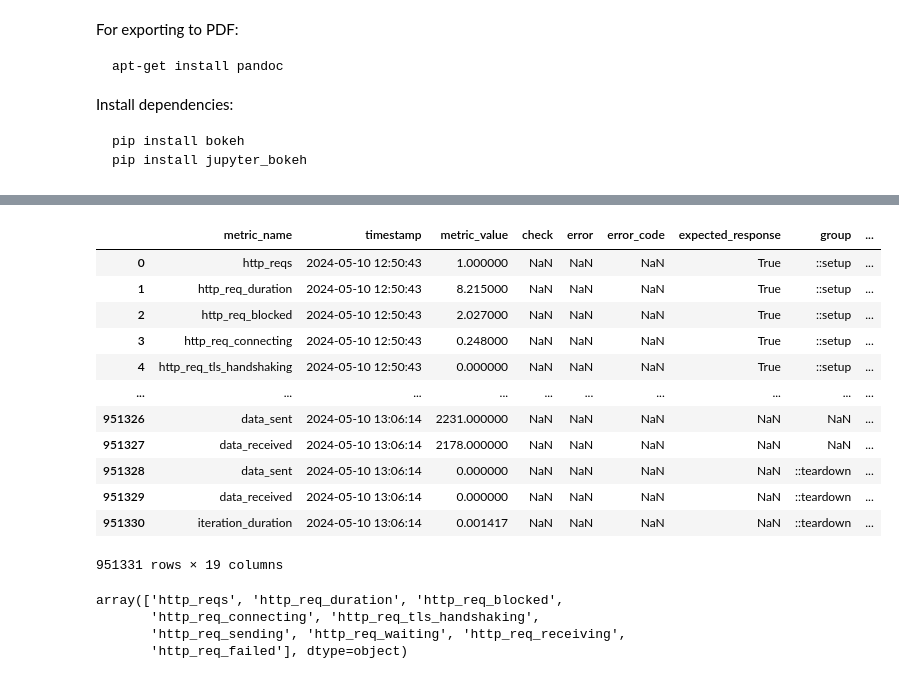
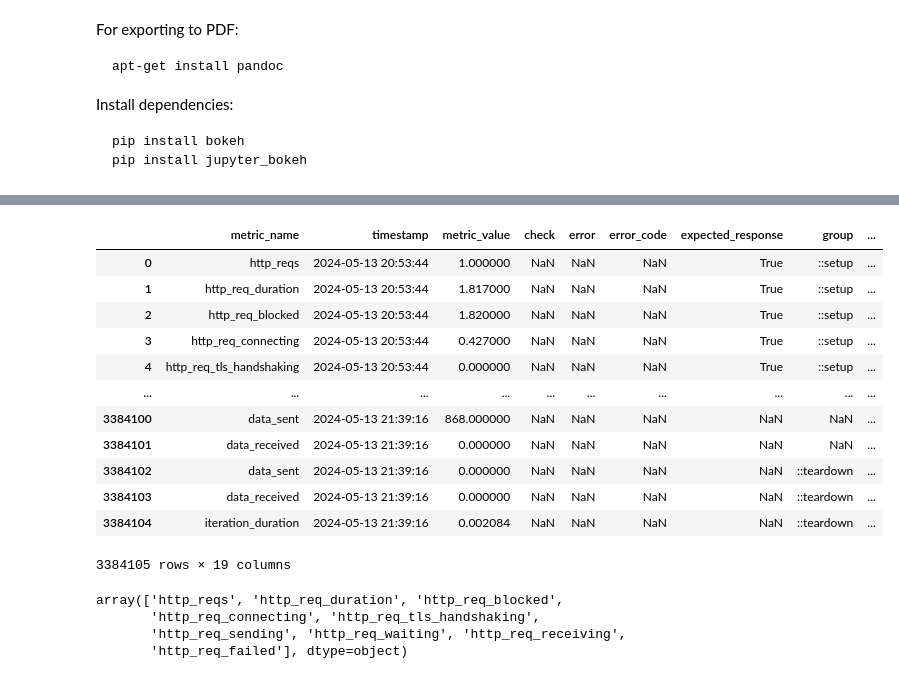
Before and after one commit to passportxyz/passport-scorer, a Jupyter notebook: load_tests/iam_load_test_results.ipynb, the cells around one changed output, grey strips where cells are left out. Saved outputs shown, nothing was run; the diff lists cells and outputs as text; code cells hidden in the pictures.

```diff
--- a/load_tests/iam_load_test_results.ipynb
+++ b/load_tests/iam_load_test_results.ipynb
@@ -12,37 +12,37 @@ pip install jupyter_bokeh
 # %%
 
 import pandas as pd
 import matplotlib.pyplot as plt
 from bokeh.plotting import figure, show
 from bokeh.io import output_notebook
 import re
 from numpy import NaN
 
-ten_thousand_2_min = "./full-stack-test/iam_load_test_1500_15min.csv"
+ten_thousand_2_min = "./full-stack-test/iam_load_test_1000vus_45m_increased_timeout.csv"
 df = pd.read_csv(ten_thousand_2_min, low_memory=False)
 if "tracked=true" in df.extra_tags.unique():
     df = df[df["extra_tags"]=="tracked=true"]
 df["timestamp"] = pd.to_datetime(df.timestamp, unit='s')
 
 output_notebook()
 
 df
 # %% [output]
 [interactive output not drawn]
 [interactive output not drawn]
 |  | metric_name | timestamp | metric_value | check | error | error_code | expected_response | group | ... |
-| 0 | http_reqs | 2024-05-10 12:50:43 | 1.000000 | NaN | NaN | NaN | True | ::setup | ... |
-| 1 | http_req_duration | 2024-05-10 12:50:43 | 8.215000 | NaN | NaN | NaN | True | ::setup | ... |
-| 2 | http_req_blocked | 2024-05-10 12:50:43 | 2.027000 | NaN | NaN | NaN | True | ::setup | ... |
-| 3 | http_req_connecting | 2024-05-10 12:50:43 | 0.248000 | NaN | NaN | NaN | True | ::setup | ... |
-| 4 | http_req_tls_handshaking | 2024-05-10 12:50:43 | 0.000000 | NaN | NaN | NaN | True | ::setup | ... |
+| 0 | http_reqs | 2024-05-13 20:53:44 | 1.000000 | NaN | NaN | NaN | True | ::setup | ... |
+| 1 | http_req_duration | 2024-05-13 20:53:44 | 1.817000 | NaN | NaN | NaN | True | ::setup | ... |
+| 2 | http_req_blocked | 2024-05-13 20:53:44 | 1.820000 | NaN | NaN | NaN | True | ::setup | ... |
+| 3 | http_req_connecting | 2024-05-13 20:53:44 | 0.427000 | NaN | NaN | NaN | True | ::setup | ... |
+| 4 | http_req_tls_handshaking | 2024-05-13 20:53:44 | 0.000000 | NaN | NaN | NaN | True | ::setup | ... |
 | ... | ... | ... | ... | ... | ... | ... | ... | ... | ... |
-| 951326 | data_sent | 2024-05-10 13:06:14 | 2231.000000 | NaN | NaN | NaN | NaN | NaN | ... |
-| 951327 | data_received | 2024-05-10 13:06:14 | 2178.000000 | NaN | NaN | NaN | NaN | NaN | ... |
-| 951328 | data_sent | 2024-05-10 13:06:14 | 0.000000 | NaN | NaN | NaN | NaN | ::teardown | ... |
-| 951329 | data_received | 2024-05-10 13:06:14 | 0.000000 | NaN | NaN | NaN | NaN | ::teardown | ... |
-| 951330 | iteration_duration | 2024-05-10 13:06:14 | 0.001417 | NaN | NaN | NaN | NaN | ::teardown | ... |
+| 3384100 | data_sent | 2024-05-13 21:39:16 | 868.000000 | NaN | NaN | NaN | NaN | NaN | ... |
+| 3384101 | data_received | 2024-05-13 21:39:16 | 0.000000 | NaN | NaN | NaN | NaN | NaN | ... |
+| 3384102 | data_sent | 2024-05-13 21:39:16 | 0.000000 | NaN | NaN | NaN | NaN | ::teardown | ... |
+| 3384103 | data_received | 2024-05-13 21:39:16 | 0.000000 | NaN | NaN | NaN | NaN | ::teardown | ... |
+| 3384104 | iteration_duration | 2024-05-13 21:39:16 | 0.002084 | NaN | NaN | NaN | NaN | ::teardown | ... |
-951331 rows × 19 columns
+3384105 rows × 19 columns
 # %%
 
 def extract_url_prefix(url):
```
Also changed, not shown: parts of 3 cells of this notebook, 4 other files.
